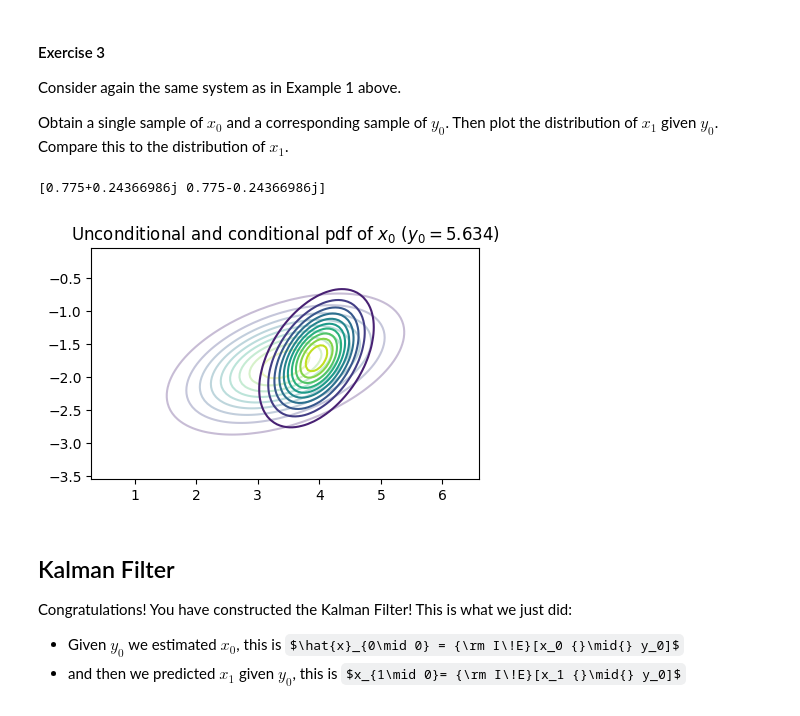
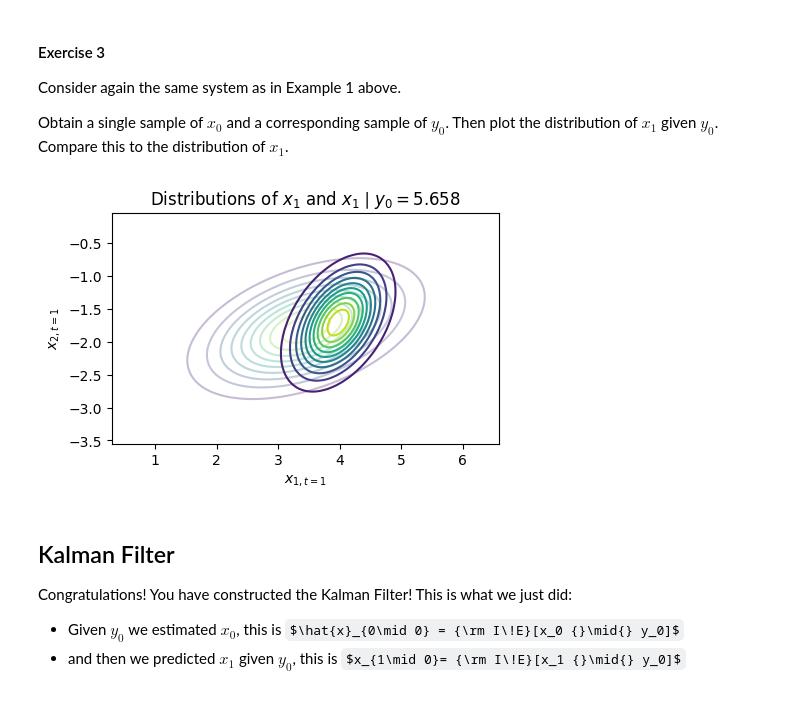
Before and after one commit to Gijinkstra/EstimationTheoryNotebooks, a Jupyter notebook: kalman/2_kalman_basic.ipynb, the cells around one changed output. Cells and saved outputs as stored; diff of their text form; code cells hidden in the pictures; some formulas as TeX source.

```diff
--- a/kalman/2_kalman_basic.ipynb
+++ b/kalman/2_kalman_basic.ipynb
@@ -207,27 +208,26 @@ Obtain a single sample of $x_0$ and a corresponding sample of $y_0$. Then plot t
 # %%
 # Task 1A
 A = np.array([[0.75, 0.3], [-0.2, 0.8]])
-print(np.linalg.eig(A)[0])
 Q = np.array([[0.1, 0.05], [0.05, 0.15]])
 
 x0_sample = np.random.multivariate_normal(x0_mean, x0_var, 1).T # sample of x0
 v0_sample = np.random.normal(0, np.sqrt(R), 1)
 y0_sample = C @ x0_sample + v0_sample
 x0_given_y0 = cond_exp_x0_given_y0(y0_sample[0])
 
 x1_given_y0_mean = A @ x0_given_y0
 x1_given_y0_var = A @ x0_given_y0_var @ A.T + Q
 x1_mean = A @ x0_mean
 x1_var = A @ x0_var @ A.T + Q
 
 plt.figure(figsize=(5, 3))
 plot_2d_normal_pdf(x1_mean, x1_var, alpha=0.3) # unconditional
 plot_2d_normal_pdf(x1_given_y0_mean, x1_given_y0_var) # conditional (given y0)
-plt.title(f'Unconditional and conditional pdf of $x_0$ ($y_0={y0_sample[0,0]:.3f}$)')
+plt.title(f'Distributions of $x_1$ and $x_1 \\mid y_0={y0_sample[0,0]:.3f}$')
+plt.xlabel('$x_{1, t=1}$'); plt.ylabel('$x_{2, t=1}$')
 plt.show()
 # %% [output]
-[0.775+0.24366986j 0.775-0.24366986j]
-[figure, old version]
+[figure, new version]
 # %% [markdown]
 ## Kalman Filter
 
```
Also changed, not shown: parts of 4 cells of this notebook.
